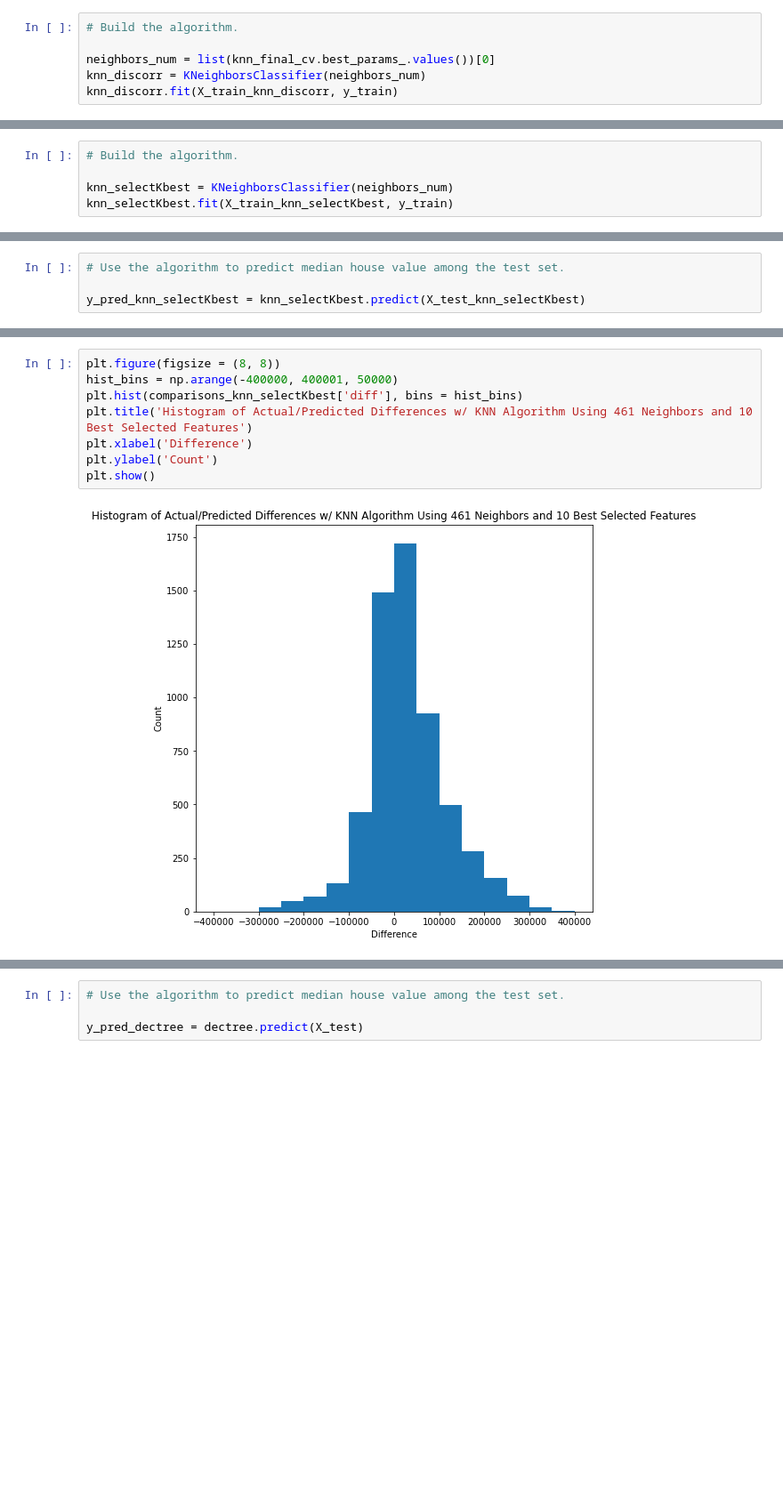
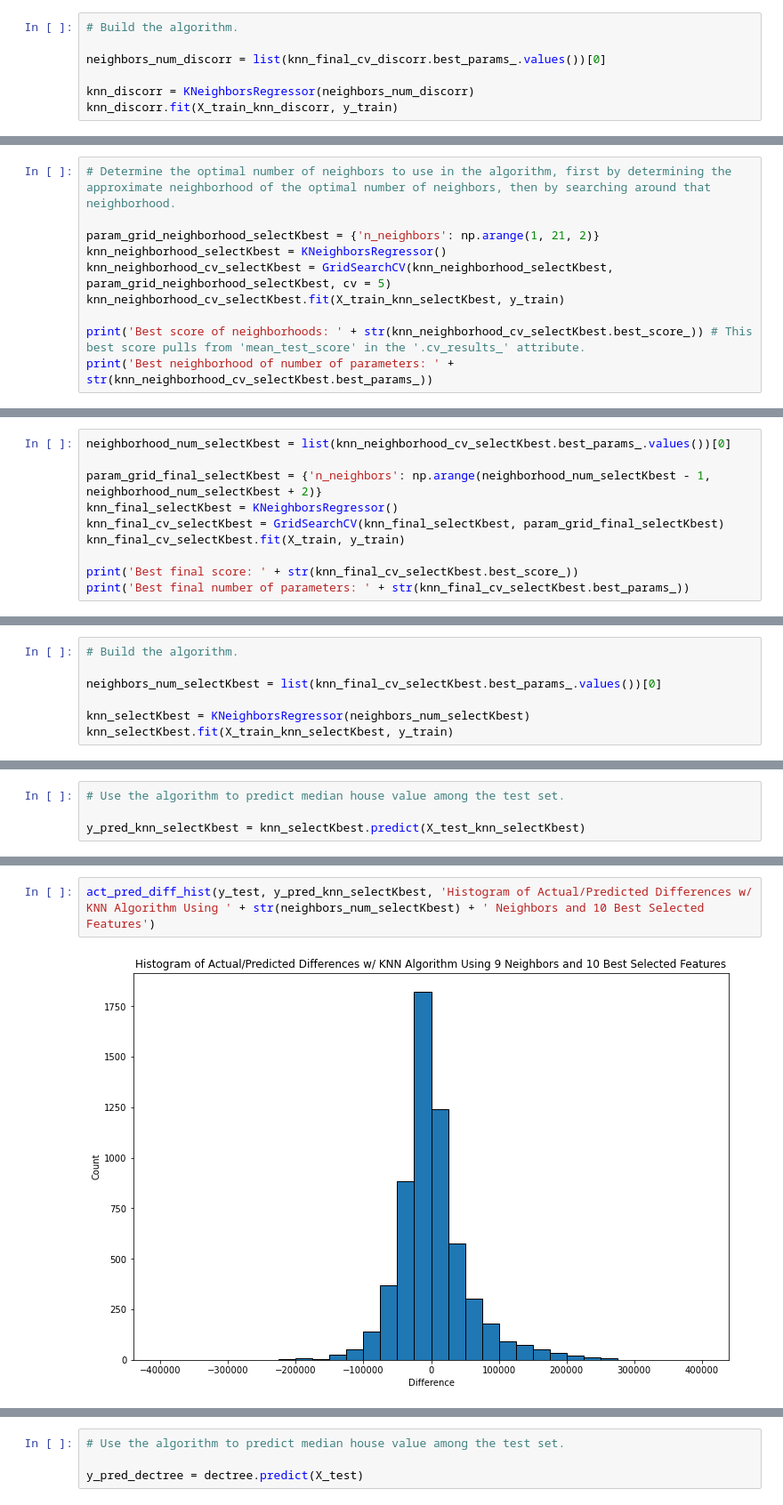
Before and after one commit to danielpickett369/Springboard-Capstone-2, a Jupyter notebook: Capstone 2, Step 5.ipynb, the cells around one changed output, grey strips where cells are left out. Shown at 89% size. Cells and saved outputs as stored; diff of their text form; blank space fills up the shorter version.

```diff
--- a/Capstone 2, Step 5.ipynb
+++ b/Capstone 2, Step 5.ipynb
@@ -724,7 +854,8 @@ X_train_knn_discorr
 # %%
 # Build the algorithm.
 
-neighbors_num = list(knn_final_cv.best_params_.values())[0]
-knn_discorr = KNeighborsClassifier(neighbors_num)
+neighbors_num_discorr = list(knn_final_cv_discorr.best_params_.values())[0]
+
+knn_discorr = KNeighborsRegressor(neighbors_num_discorr)
 knn_discorr.fit(X_train_knn_discorr, y_train)
 # %% [output]
@@ -844,0 +942,10 @@ X_train_knn_selectKbest
+# %%
+# Determine the optimal number of neighbors to use in the algorithm, first by determining the approximate neighborhood of the optimal number of neighbors, then by searching around that neighborhood.
+
+param_grid_neighborhood_selectKbest = {'n_neighbors': np.arange(1, 21, 2)}
+knn_neighborhood_selectKbest = KNeighborsRegressor()
+knn_neighborhood_cv_selectKbest = GridSearchCV(knn_neighborhood_selectKbest, param_grid_neighborhood_selectKbest, cv = 5)
+knn_neighborhood_cv_selectKbest.fit(X_train_knn_selectKbest, y_train)
+
+print('Best score of neighborhoods: ' + str(knn_neighborhood_cv_selectKbest.best_score_)) # This best score pulls from 'mean_test_score' in the '.cv_results_' attribute.
+print('Best neighborhood of number of parameters: ' + str(knn_neighborhood_cv_selectKbest.best_params_))
@@ -844,0 +955,10 @@ X_train_knn_selectKbest
+# %%
+neighborhood_num_selectKbest = list(knn_neighborhood_cv_selectKbest.best_params_.values())[0]
+
+param_grid_final_selectKbest = {'n_neighbors': np.arange(neighborhood_num_selectKbest - 1, neighborhood_num_selectKbest + 2)}
+knn_final_selectKbest = KNeighborsRegressor()
+knn_final_cv_selectKbest = GridSearchCV(knn_final_selectKbest, param_grid_final_selectKbest)
+knn_final_cv_selectKbest.fit(X_train, y_train)
+
+print('Best final score: ' + str(knn_final_cv_selectKbest.best_score_))
+print('Best final number of parameters: ' + str(knn_final_cv_selectKbest.best_params_))
@@ -845,6 +968,8 @@ X_train_knn_selectKbest
 # %%
 # Build the algorithm.
 
-knn_selectKbest = KNeighborsClassifier(neighbors_num)
+neighbors_num_selectKbest = list(knn_final_cv_selectKbest.best_params_.values())[0]
+
+knn_selectKbest = KNeighborsRegressor(neighbors_num_selectKbest)
 knn_selectKbest.fit(X_train_knn_selectKbest, y_train)
 # %% [output]
@@ -890,10 +1005,4 @@ comparisons_knn_selectKbest
 # %%
-plt.figure(figsize = (8, 8))
-hist_bins = np.arange(-400000, 400001, 50000)
-plt.hist(comparisons_knn_selectKbest['diff'], bins = hist_bins)
-plt.title('Histogram of Actual/Predicted Differences w/ KNN Algorithm Using 461 Neighbors and 10 Best Selected Features')
-plt.xlabel('Difference')
-plt.ylabel('Count')
-plt.show()
+act_pred_diff_hist(y_test, y_pred_knn_selectKbest, 'Histogram of Actual/Predicted Differences w/ KNN Algorithm Using ' + str(neighbors_num_selectKbest) + ' Neighbors and 10 Best Selected Features')
 # %% [output]
-[figure, old version]
+[figure, new version]
```
Also changed, not shown: parts of 103 cells of this notebook.
